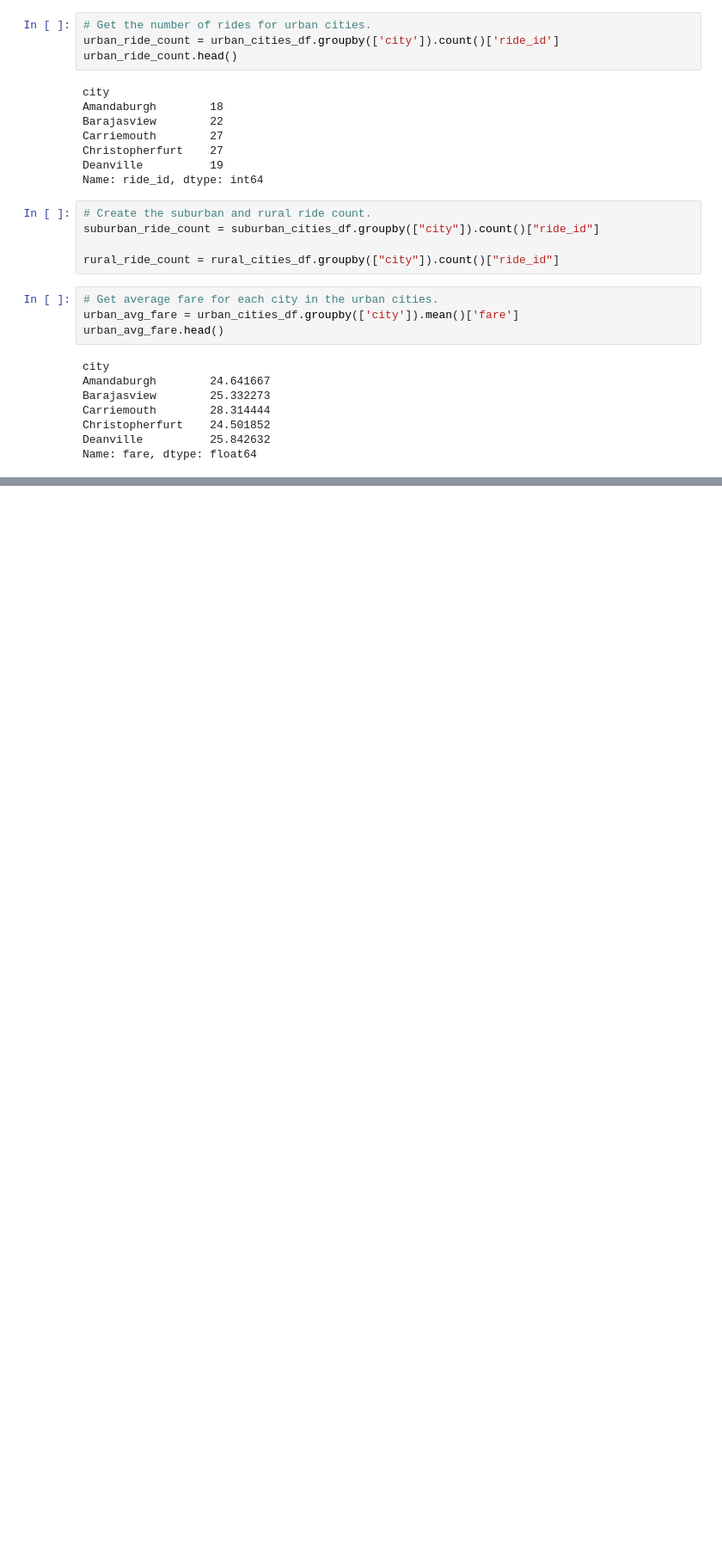
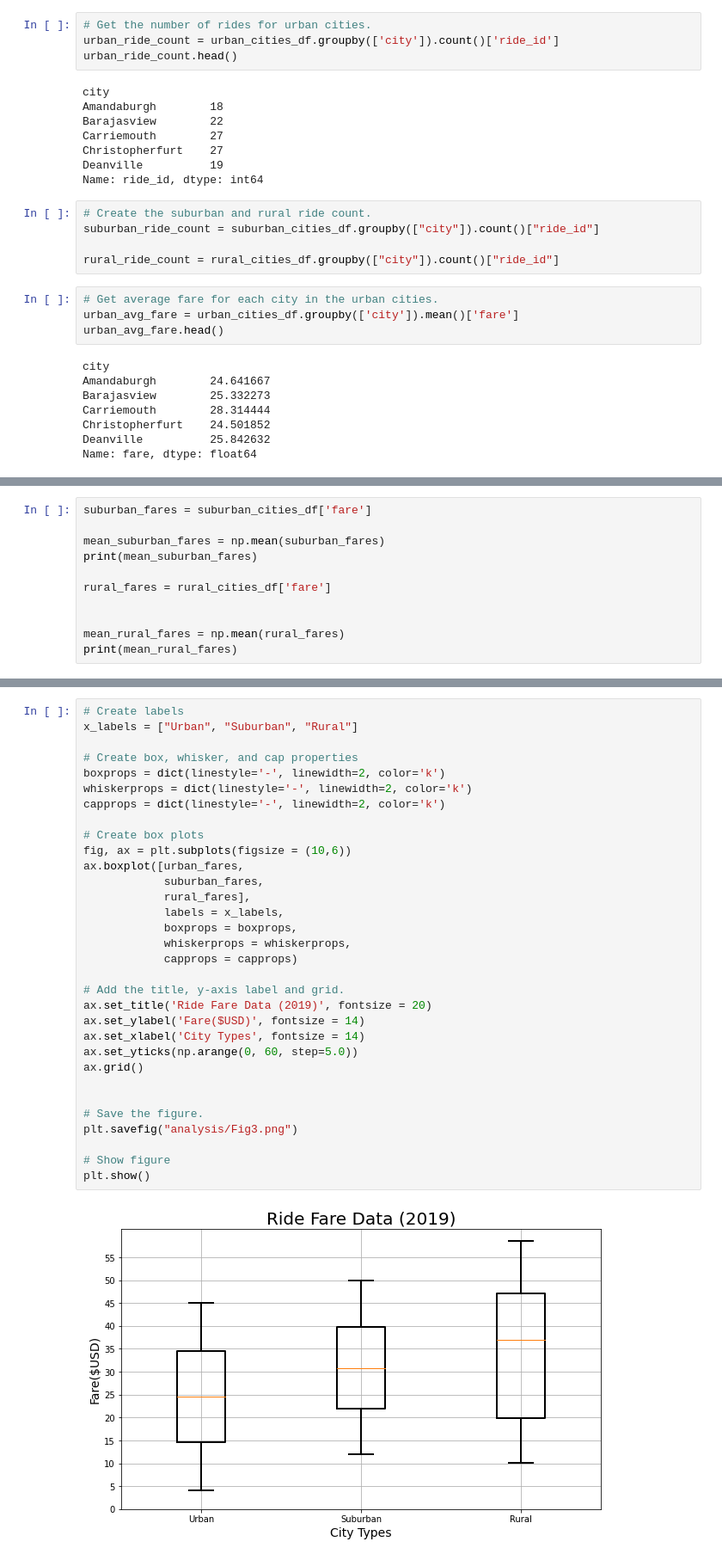
Before and after one commit to BlueSkies503/PyBer_Analysis, a Jupyter notebook: PyBer.ipynb, the cells around one changed output, grey strips where cells are left out. Shown at 86% size. Drawn from its saved outputs; the diff is of its cells as text; blank space fills up the shorter version.

```diff
--- a/PyBer.ipynb
+++ b/PyBer.ipynb
@@ -307,0 +457,11 @@ plt.show()
+# %%
+suburban_fares = suburban_cities_df['fare']
+
+mean_suburban_fares = np.mean(suburban_fares)
+print(mean_suburban_fares)
+
+rural_fares = rural_cities_df['fare']
+
+
+mean_rural_fares = np.mean(rural_fares)
+print(mean_rural_fares)
@@ -307,0 +572,34 @@ plt.show()
+# %%
+# Create labels
+x_labels = ["Urban", "Suburban", "Rural"]
+
+# Create box, whisker, and cap properties
+boxprops = dict(linestyle='-', linewidth=2, color='k')
+whiskerprops = dict(linestyle='-', linewidth=2, color='k')
+capprops = dict(linestyle='-', linewidth=2, color='k')
+
+# Create box plots
+fig, ax = plt.subplots(figsize = (10,6))
+ax.boxplot([urban_fares,
+            suburban_fares,
+            rural_fares],
+            labels = x_labels,
+            boxprops = boxprops,
+            whiskerprops = whiskerprops,
+            capprops = capprops)
+
+# Add the title, y-axis label and grid.
+ax.set_title('Ride Fare Data (2019)', fontsize = 20)
+ax.set_ylabel('Fare($USD)', fontsize = 14)
+ax.set_xlabel('City Types', fontsize = 14)
+ax.set_yticks(np.arange(0, 60, step=5.0))
+ax.grid()
+
+
+# Save the figure.
+plt.savefig("analysis/Fig3.png")
+
+# Show figure
+plt.show()
+# %% [output]
+[figure, added]
```
Also changed, not shown: parts of 42 cells of this notebook, 3 other files.
